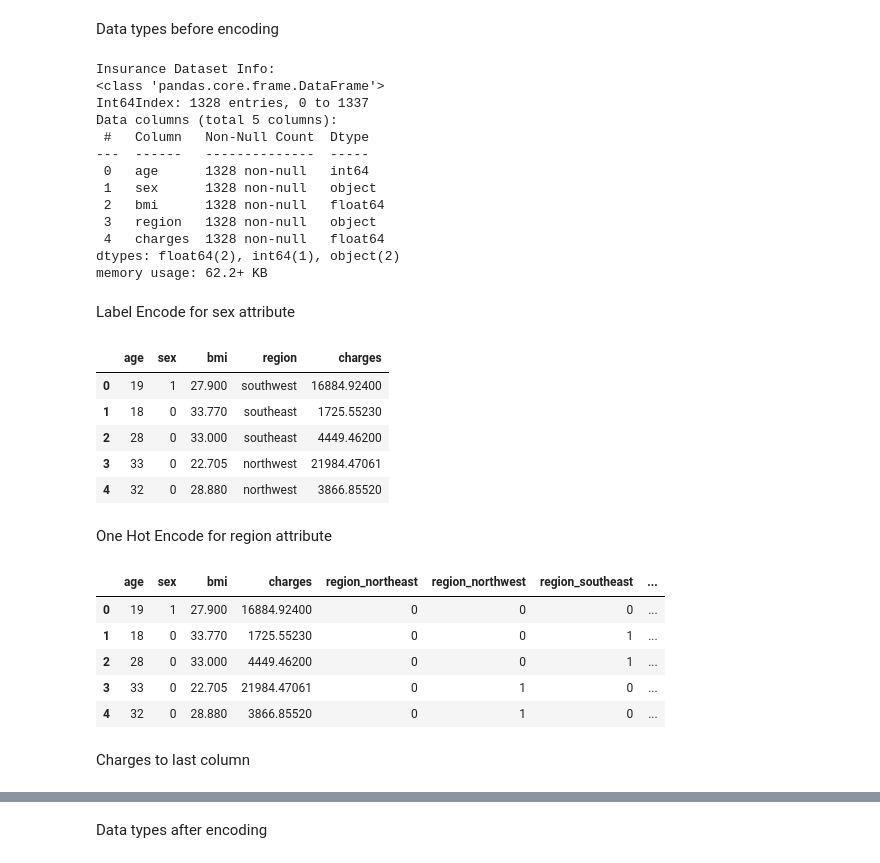
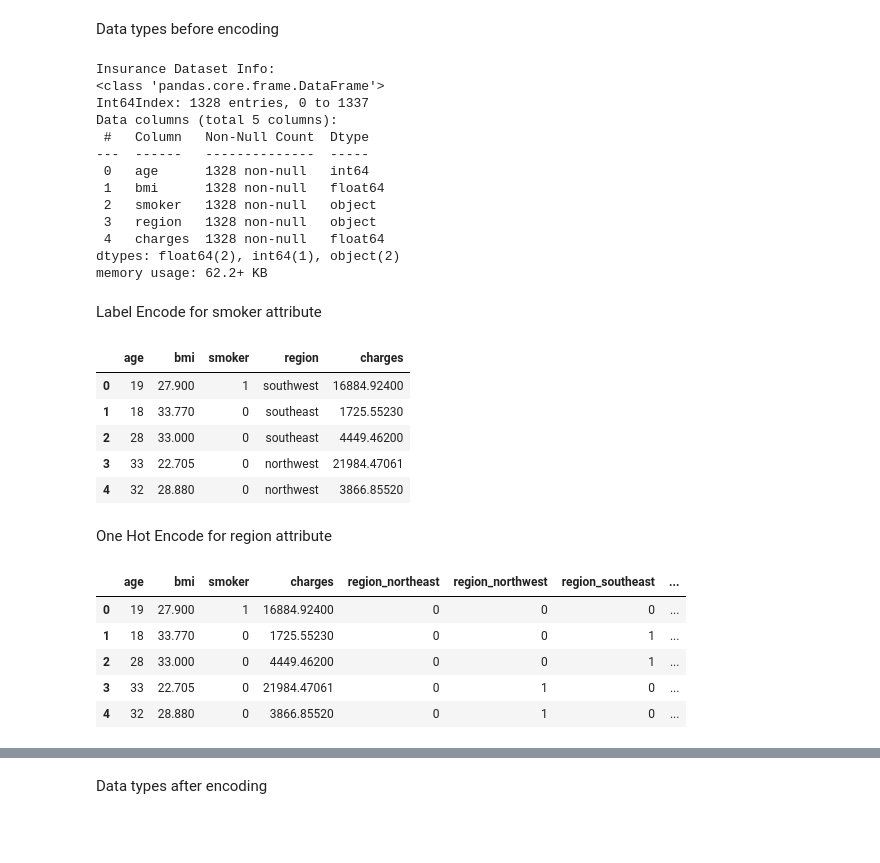
Before and after one commit to Ashfaq-Riyaldeen/Insurance-Cost-Prediction, a Jupyter notebook: Machine Learning.ipynb, the cells around one changed output, grey strips where cells are left out. Drawn from its saved outputs; the diff is of its cells as text; code cells hidden in the pictures; blank space fills up the shorter version.

```diff
--- a/Machine Learning.ipynb
+++ b/Machine Learning.ipynb
@@ -615,7 +602,7 @@ for scipy chi square matrix p value less than significat level (0.05) is conside
 # %%
-# Remove the 'children' column from the dataset
-insurance_dataset = insurance_dataset.drop(columns=['smoker'])
+# Remove the 'smoker' column from the dataset
+insurance_dataset = insurance_dataset.drop(columns=['sex'])
 
 # Check the shape of the dataset to confirm that the column has been removed
-print(f"Dataset shape after removing 'smoker': {insurance_dataset.shape}")
+print(f"Dataset shape after removing 'sex': {insurance_dataset.shape}")
 # %% [output]
@@ -660,27 +635,27 @@ Data columns (total 5 columns):
  #   Column   Non-Null Count  Dtype
 ---  ------   --------------  -----
  0   age      1328 non-null   int64
- 1   sex      1328 non-null   object
- 2   bmi      1328 non-null   float64
+ 1   bmi      1328 non-null   float64
+ 2   smoker   1328 non-null   object
  3   region   1328 non-null   object
  4   charges  1328 non-null   float64
 dtypes: float64(2), int64(1), object(2)
 memory usage: 62.2+ KB
 # %% [markdown]
-Label Encode for sex attribute
+Label Encode for smoker attribute
 # %%
 # Encoding sex column
-insurance_dataset.replace({'sex':{'male':0,'female':1}},inplace=True)
+insurance_dataset.replace({'smoker':{'yes':1,'no':0}},inplace=True)
 
 # Check the updated dataset
 display(insurance_dataset.head())
 # %% [output]
-|  | age | sex | bmi | region | charges |
-| 0 | 19 | 1 | 27.900 | southwest | 16884.92400 |
-| 1 | 18 | 0 | 33.770 | southeast | 1725.55230 |
-| 2 | 28 | 0 | 33.000 | southeast | 4449.46200 |
-| 3 | 33 | 0 | 22.705 | northwest | 21984.47061 |
-| 4 | 32 | 0 | 28.880 | northwest | 3866.85520 |
+|  | age | bmi | smoker | region | charges |
+| 0 | 19 | 27.900 | 1 | southwest | 16884.92400 |
+| 1 | 18 | 33.770 | 0 | southeast | 1725.55230 |
+| 2 | 28 | 33.000 | 0 | southeast | 4449.46200 |
+| 3 | 33 | 22.705 | 0 | northwest | 21984.47061 |
+| 4 | 32 | 28.880 | 0 | northwest | 3866.85520 |
 # %% [markdown]
 One Hot Encode for region attribute
 # %%
@@ -696,11 +671,9 @@ insurance_dataset = insurance_dataset.join(region_encoded)
 # Check the updated dataset
 display(insurance_dataset.head())
 # %% [output]
-|  | age | sex | bmi | charges | region_northeast | region_northwest | region_southeast | ... |
-| 0 | 19 | 1 | 27.900 | 16884.92400 | 0 | 0 | 0 | ... |
-| 1 | 18 | 0 | 33.770 | 1725.55230 | 0 | 0 | 1 | ... |
-| 2 | 28 | 0 | 33.000 | 4449.46200 | 0 | 0 | 1 | ... |
-| 3 | 33 | 0 | 22.705 | 21984.47061 | 0 | 1 | 0 | ... |
-| 4 | 32 | 0 | 28.880 | 3866.85520 | 0 | 1 | 0 | ... |
+|  | age | bmi | smoker | charges | region_northeast | region_northwest | region_southeast | ... |
+| 0 | 19 | 27.900 | 1 | 16884.92400 | 0 | 0 | 0 | ... |
+| 1 | 18 | 33.770 | 0 | 1725.55230 | 0 | 0 | 1 | ... |
+| 2 | 28 | 33.000 | 0 | 4449.46200 | 0 | 0 | 1 | ... |
+| 3 | 33 | 22.705 | 0 | 21984.47061 | 0 | 1 | 0 | ... |
+| 4 | 32 | 28.880 | 0 | 3866.85520 | 0 | 1 | 0 | ... |
-# %% [markdown]
-Charges to last column
```
Also changed, not shown: parts of 69 cells of this notebook.
